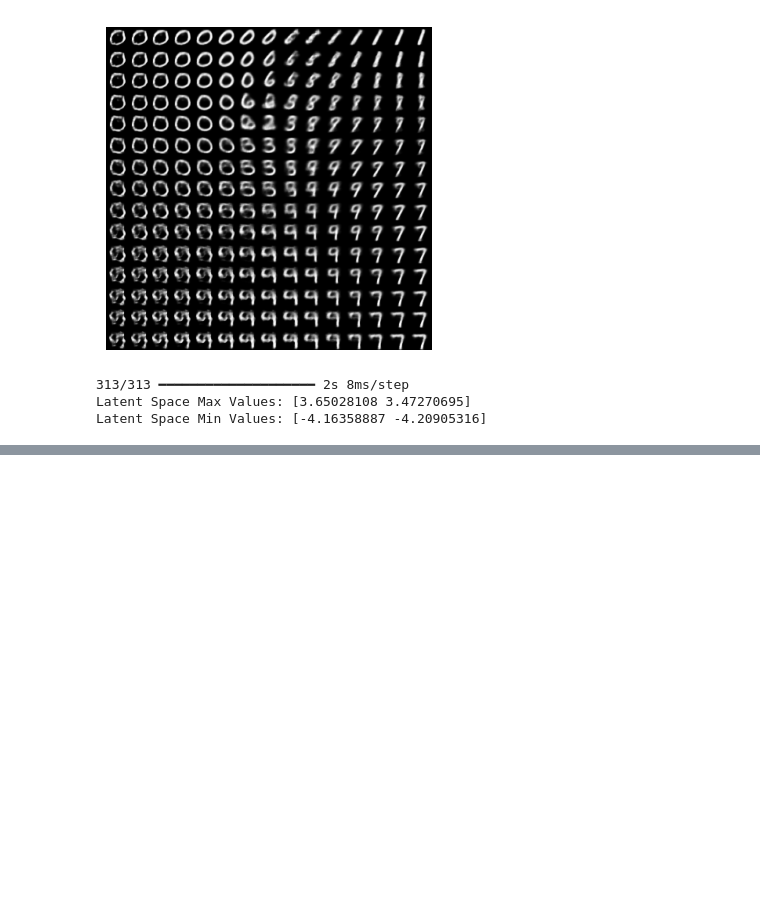
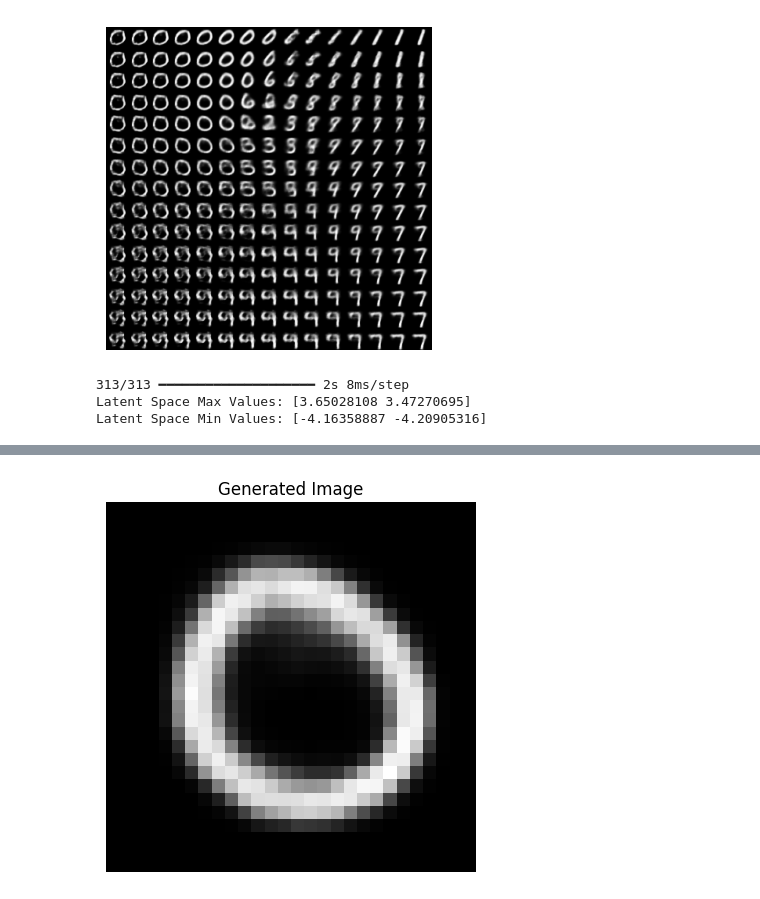
Before and after one commit to yamajunn/BRAD, a Jupyter notebook: VAE.ipynb, the cells around one changed output, grey strips where cells are left out. Saved outputs shown, nothing was run; the diff lists cells and outputs as text; code cells hidden in the pictures; blank space fills up the shorter version.

```diff
--- a/VAE.ipynb
+++ b/VAE.ipynb
@@ -162,3 +162,35 @@ print("Latent Space Min Values:", min_latent)
 313/313 ━━━━━━━━━━━━━━━━━━━━ 2s 8ms/step
 Latent Space Max Values: [3.65028108 3.47270695]
 Latent Space Min Values: [-4.16358887 -4.20905316]
+# %%
+# 潜在空間の最大値を計算する関数
+def calculate_latent_space_max(decoder, num_samples=10000):
+    # 潜在空間からサンプルを生成
+    latent_samples = np.random.normal(size=(num_samples, latent_dim))
+
+    # デコーダーを使って画像を生成
+    generated_images = decoder.predict(latent_samples)
+
+    # 潜在空間の最大値を計算
+    max_latent_values = np.max(latent_samples, axis=0)
+    min_latent_values = np.min(latent_samples, axis=0)
+
+    return max_latent_values, min_latent_values
+# %%
+# 潜在空間の最大値を計算
+max_latent, min_latent = calculate_latent_space_max(decoder)
+print("Latent Space Max Values:", max_latent)
+print("Latent Space Min Values:", min_latent)
+
+# 任意の座標を指定
+input_coordinates = np.array([0.5, -0.5])  # 例として2次元の座標を指定
+
+# デコーダーを使用して画像を生成
+generated_image = decoder.predict(np.expand_dims(input_coordinates, axis=0))
+
+# 生成された画像を表示
+plt.imshow(generated_image[0], cmap='gray')
+plt.title("Generated Image")
+plt.axis('off')
+plt.show()
+# %% [output]
@@ -164,0 +201 @@ Latent Space Min Values: [-4.16358887 -4.20905316]
+[figure, added]
```
Also changed, not shown: parts of 1 cell of this notebook.
